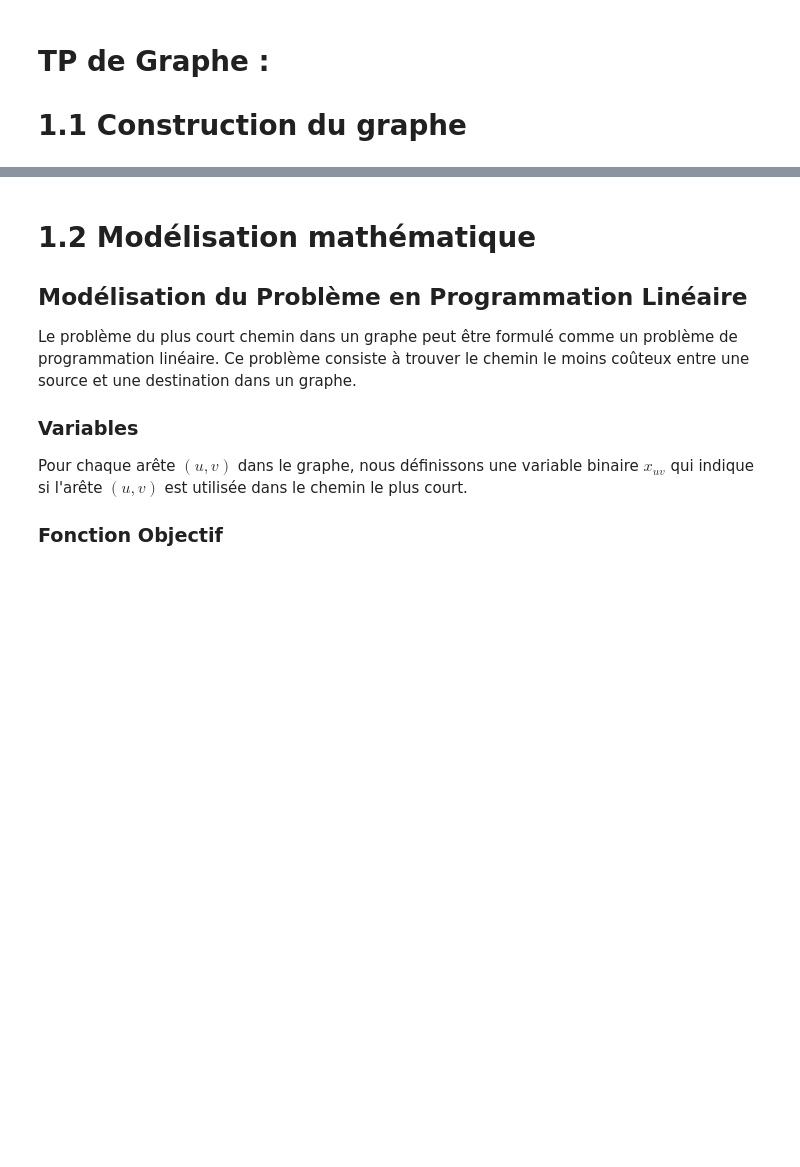
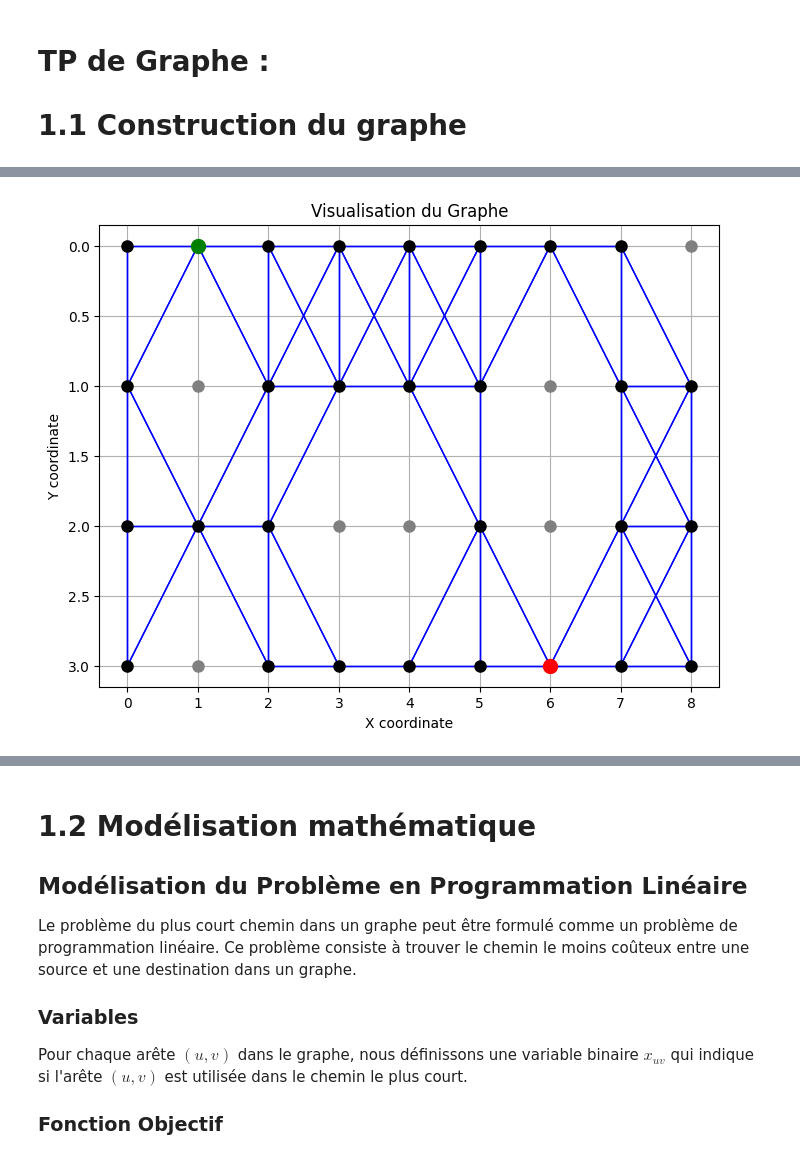
Before and after one commit to Damien-Collot/Graphes, a Jupyter notebook: TP Graphe.ipynb, the cells around one changed output, grey strips where cells are left out. Cells and saved outputs as stored; diff of their text form; code cells hidden in the pictures; blank space fills up the shorter version.

Commit message:
Maj CPLEX et Graphe

```diff
--- a/TP Graphe.ipynb
+++ b/TP Graphe.ipynb
@@ -3,28 +3,44 @@
 # 1.1 Construction du graphe
 # %%
 import matplotlib.pyplot as plt
+import math
 
 class Graphe:
     def __init__(self):
         self.graphe = {}
         self.depart = None
         self.arrivee = None
-        self.non_connectables = set()  # Initialisation de non_connectables
-
+        self.couts = {}
+        self.non_connectables = set()
+        self.matrice = []
 
     def ajouter_sommet(self, sommet):
         x, y = sommet
-        connectable = self.matrice[y][x] != '0'
-        if sommet not in self.graphe:
-            self.graphe[sommet] = set()
-            if not connectable:
-                self.non_connectables.add(sommet)
-        print("Sommet ajouté:", sommet)  # Ajout d'une instruction print supplémentaire
+        if y < len(self.matrice) and x < len(self.matrice[y]):
+            connectable = self.matrice[y][x] != '0'
+            if sommet not in self.graphe:
+                self.graphe[sommet] = set()
+                if not connectable:
+                    self.non_connectables.add(sommet)
+            # Connecter aux sommets adjacents
+            for dx in [-1, 0, 1]:
+                for dy in [-1, 0, 1]:
+                    if dx != 0 or dy != 0:
+                        nx, ny = x + dx, y + dy
+                        if 0 <= nx < len(self.matrice[0]) and 0 <= ny < len(self.matrice):
+                            if self.matrice[ny][nx] != '0' and self.matrice[y][x] != '0':
+                                voisin = (nx, ny)
+                                cout = math.sqrt(dx*dx + dy*dy)
+                                if voisin in self.graphe:
+                                    self.ajouter_arete(sommet, voisin, cout)
 
-        # Ajouter les arêtes à partir du fichier
-        for voisin in [(x-1, y), (x+1, y), (x, y-1), (x, y+1)]:
-            if voisin in self.graphe:
-                self.ajouter_arete(sommet, voisin)
+    def ajouter_arete(self, u, v, cout):
+        if u in self.graphe and v in self.graphe and u not in self.non_connectables and v not in self.non_connectables:
+            self.graphe[u].add(v)
+            self.graphe[v].add(u)
+            self.couts[(u, v)] = self.couts[(v, u)] = cout
+            print("Arête ajoutée entre ", u, " et ", v, " avec coût ", cout)
+
 
     def ajouter_sommet_manuelle(self, sommet, valeur):
         x, y = sommet
@@ -58,19 +74,6 @@ class Graphe:
             self.graphe[sommet] = set()
             if not connectable:
                 self.non_connectables.add(sommet)
-
-        # Ajouter les arêtes aux sommets adjacents
-        if valeur != '0':
-            # Vérifier et ajouter les arêtes avec les voisins
-            voisins = [(x-1, y), (x+1, y), (x, y-1), (x, y+1)]  # Voisins potentiels
-            for voisin in voisins:
-                if voisin[0] >= 0 and voisin[0] < len(self.matrice[0]) and voisin[1] >= 0 and voisin[1] < len(self.matrice):
-                    if self.matrice[voisin[1]][voisin[0]] != '0':
-                        self.ajouter_arete(sommet, voisin)
-
-    # Cette méthode vérifie si le voisin est valide et s'il est connectable,
-    # puis ajoute une arête entre le sommet et le voisin.
-
 
     def supprimer_sommet(self, sommet):
         if sommet not in self.graphe:
@@ -107,67 +110,42 @@ class Graphe:
 
         print("Sommet ",sommet," et toutes ses connexions supprimés.")
 
-    def ajouter_arete(self, u, v):
-        if u in self.graphe and v in self.graphe:  # Vérifier si les sommets existent dans le graphe
-            if u not in self.graphe[v] and v not in self.graphe[u]:  # Vérifier si l'arête n'existe pas déjà
-                self.graphe[u].add(v)
-                self.graphe[v].add(u)
-                print("Arête ajoutée entre ", u, " et ", v)
-            else:
-                print("L'arête entre ", u, " et ", v, " existe déjà.")
-        else:
-            print("Impossible d'ajouter l'arête entre ", u, " et ", v, ": sommets inexistants dans le graphe.")
-
-
     def supprimer_arete(self, u, v):
         if u in self.graphe and v in self.graphe:
             self.graphe[u].discard(v)
             self.graphe[v].discard(u)
-
 
     def creer_graphe_depuis_fichier(self, chemin_fichier):
         with open(chemin_fichier, 'r') as fichier:
             lignes = fichier.readlines()
 
         n, m = map(int, lignes[0].split())
-        self.matrice = [ligne.split() for ligne in lignes[1:]]
+        self.matrice = [ligne.strip().split() for ligne in lignes[1:n+1]]
 
         for y in range(n):
             for x in range(m):
+                self.ajouter_sommet((x, y))
                 if self.matrice[y][x] == '2':
                     self.depart = (x, y)
-                if self.matrice[y][x] == '3':
+                elif self.matrice[y][x] == '3':
                     self.arrivee = (x, y)
-                self.ajouter_sommet((x, y))
-
-        print("Matrice créée:")
-        self.afficher_matrice()  # Ajout d'une instruction print supplémentaire
-
-
 
     def afficher_matrice(self):
-        # Utiliser la matrice existante pour l'affichage
         for ligne in self.matrice:
             print(' '.join(ligne))
 
     def tracer_graphe(self):
         plt.figure(figsize=(8, 6))
-        # Dessiner les arêtes
         for u in self.graphe:
             for v in self.graphe[u]:
                 plt.plot([u[0], v[0]], [u[1], v[1]], 'b-', linewidth=1)
-
-        # Dessiner les sommets
         for u in self.graphe:
             color = 'grey' if u in self.non_connectables else 'black'
             plt.plot(u[0], u[1], 'o', color=color, markersize=8)
-
-        # Mettre en évidence les points de départ et d'arrivée
         if self.depart:
             plt.plot(self.depart[0], self.depart[1], 'go', markersize=10)
         if self.arrivee:
             plt.plot(self.arrivee[0], self.arrivee[1], 'ro', markersize=10)
-
         plt.xlabel('X coordinate')
         plt.ylabel('Y coordinate')
         plt.title('Visualisation du Graphe')
@@ -175,11 +153,9 @@ class Graphe:
         plt.grid(True)
         plt.show()
 
-
-# Exemple d'utilisation
-
-# Usage example
+# Utilisation
 graphe = Graphe()
-graphe.creer_graphe_depuis_fichier('exo1.txt')  # Assurez-vous que le chemin d'accès est correcte
+graphe.creer_graphe_depuis_fichier('exo1.txt')  # Assurez-vous que le chemin d'accès est correct
 graphe.afficher_matrice()
+graphe.tracer_graphe()
 # %% [output]
@@ -199,4 +175,5 @@ Sommet ajouté: (6, 0)
 1 2 1 1 1 1 1 1 0
 1 0 1 1 1 1 0 1 1
 1 1 1 0 0 1 0 1 1
 1 0 1 1 1 1 3 1 1
+[figure, added]
```
Also changed, not shown: parts of 10 cells of this notebook, 2 other files.
